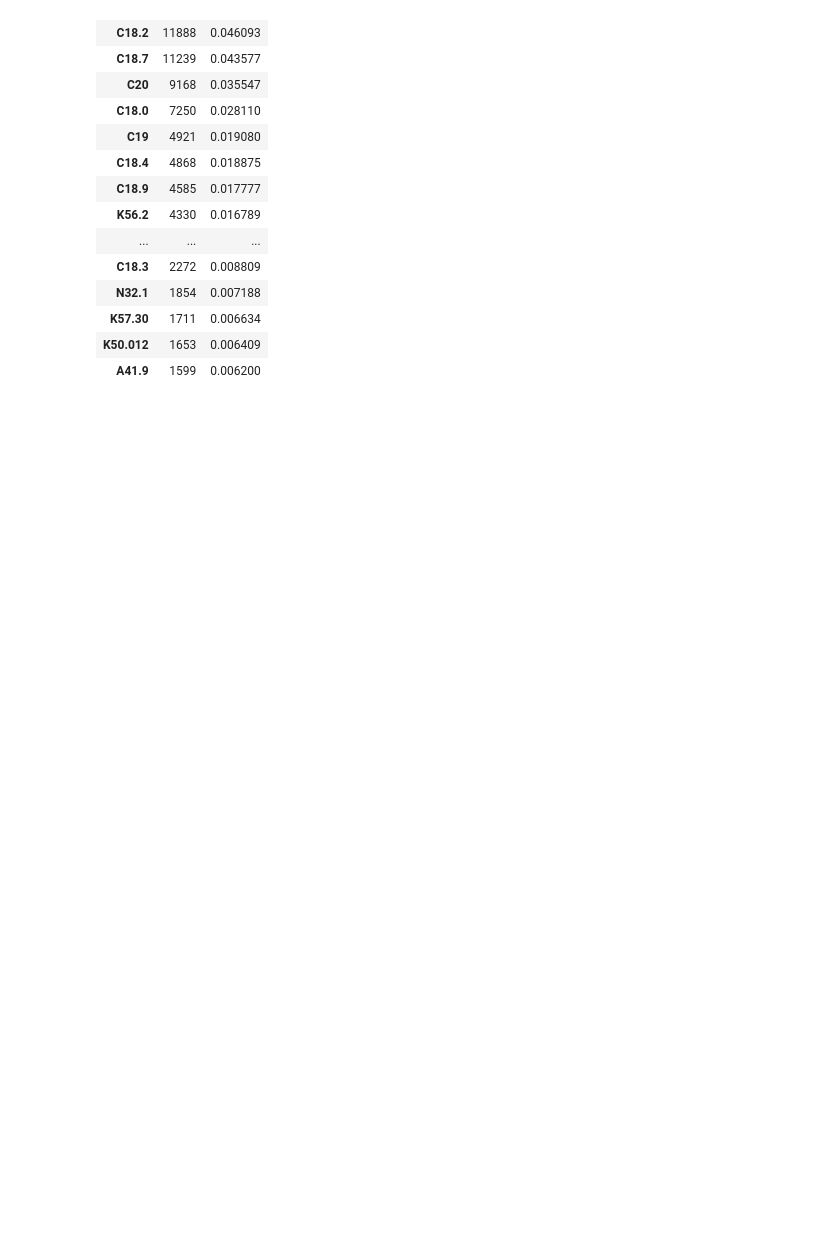
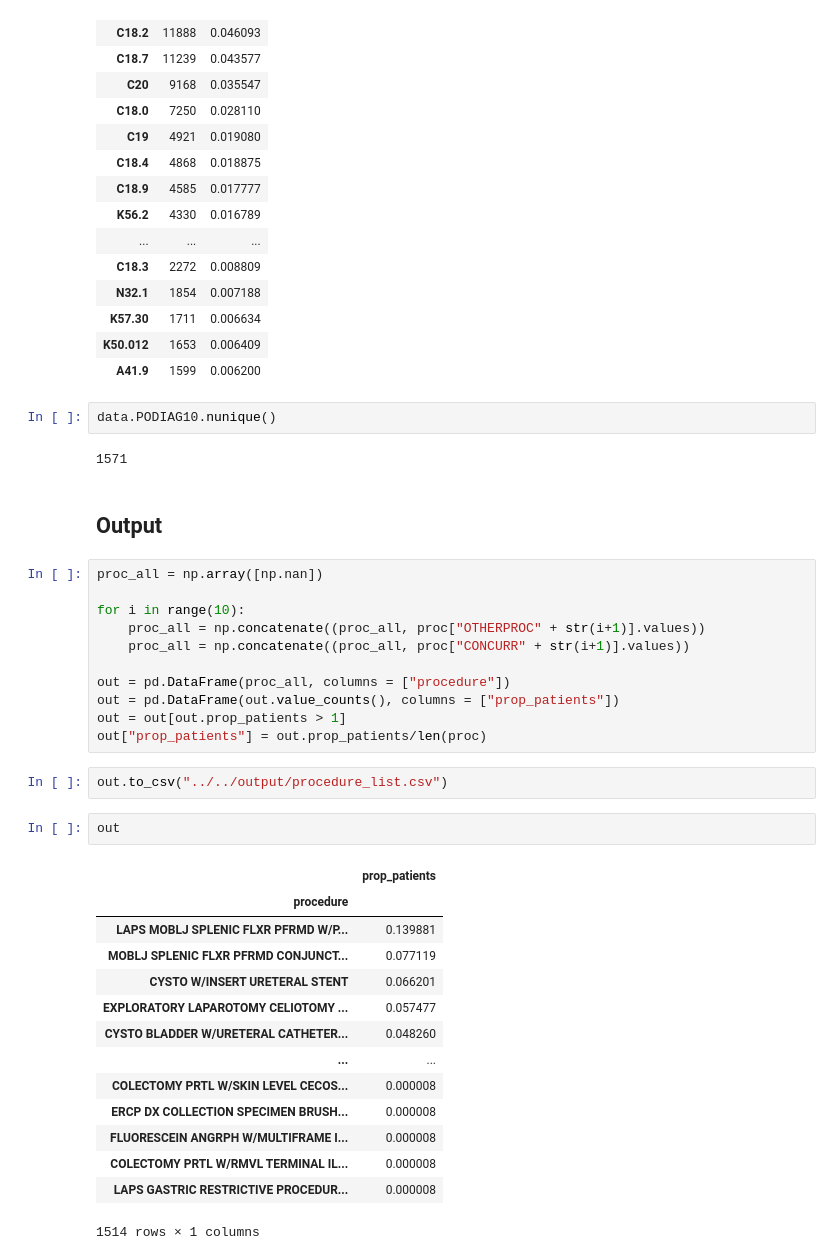
Before and after one commit to sjo302/Capstone, a Jupyter notebook: Notebooks/05_comparing_procedures.ipynb, the cells around one changed output. Drawn from its saved outputs; the diff is of its cells as text; blank space fills up the shorter version.

```diff
--- a/Notebooks/05_comparing_procedures.ipynb
+++ b/Notebooks/05_comparing_procedures.ipynb
@@ -295,3 +295,39 @@ df.head(21)
 | K57.30 | 1711 | 0.006634 |
 | K50.012 | 1653 | 0.006409 |
 | A41.9 | 1599 | 0.006200 |
+# %%
+data.PODIAG10.nunique()
+# %% [output]
+1571
+# %% [markdown]
+## Output
+# %%
+proc_all = np.array([np.nan])
+
+for i in range(10):
+    proc_all = np.concatenate((proc_all, proc["OTHERPROC" + str(i+1)].values))
+    proc_all = np.concatenate((proc_all, proc["CONCURR" + str(i+1)].values))
+
+out = pd.DataFrame(proc_all, columns = ["procedure"])
+out = pd.DataFrame(out.value_counts(), columns = ["prop_patients"])
+out = out[out.prop_patients > 1]
+out["prop_patients"] = out.prop_patients/len(proc)
+# %%
+out.to_csv("../../output/procedure_list.csv")
+# %%
+out
+# %% [output]
+|  | prop_patients |
+| procedure |  |
+| LAPS MOBLJ SPLENIC FLXR PFRMD W/P... | 0.139881 |
+| MOBLJ SPLENIC FLXR PFRMD CONJUNCT... | 0.077119 |
+| CYSTO W/INSERT URETERAL STENT | 0.066201 |
+| EXPLORATORY LAPAROTOMY CELIOTOMY ... | 0.057477 |
+| CYSTO BLADDER W/URETERAL CATHETER... | 0.048260 |
+| ... | ... |
+| COLECTOMY PRTL W/SKIN LEVEL CECOS... | 0.000008 |
+| ERCP DX COLLECTION SPECIMEN BRUSH... | 0.000008 |
+| FLUORESCEIN ANGRPH W/MULTIFRAME I... | 0.000008 |
+| COLECTOMY PRTL W/RMVL TERMINAL IL... | 0.000008 |
+| LAPS GASTRIC RESTRICTIVE PROCEDUR... | 0.000008 |
+1514 rows × 1 columns
```
Also changed, not shown: parts of 24 cells of this notebook.
